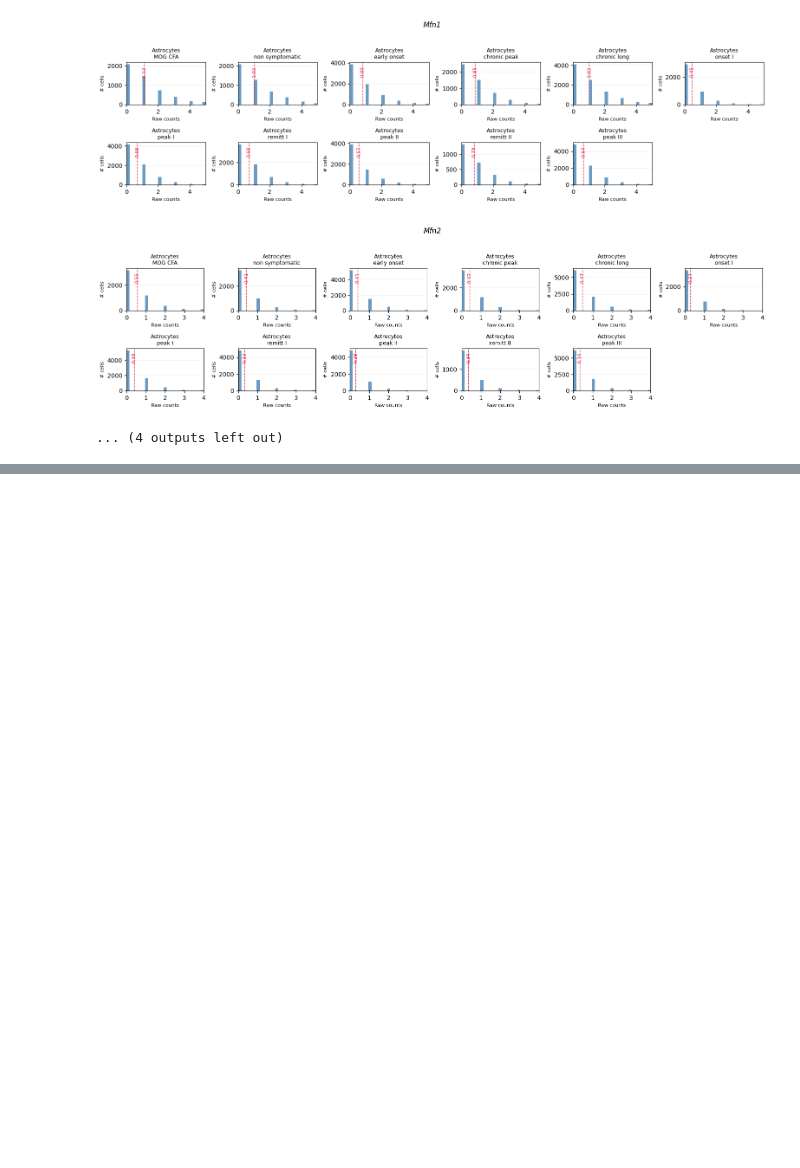
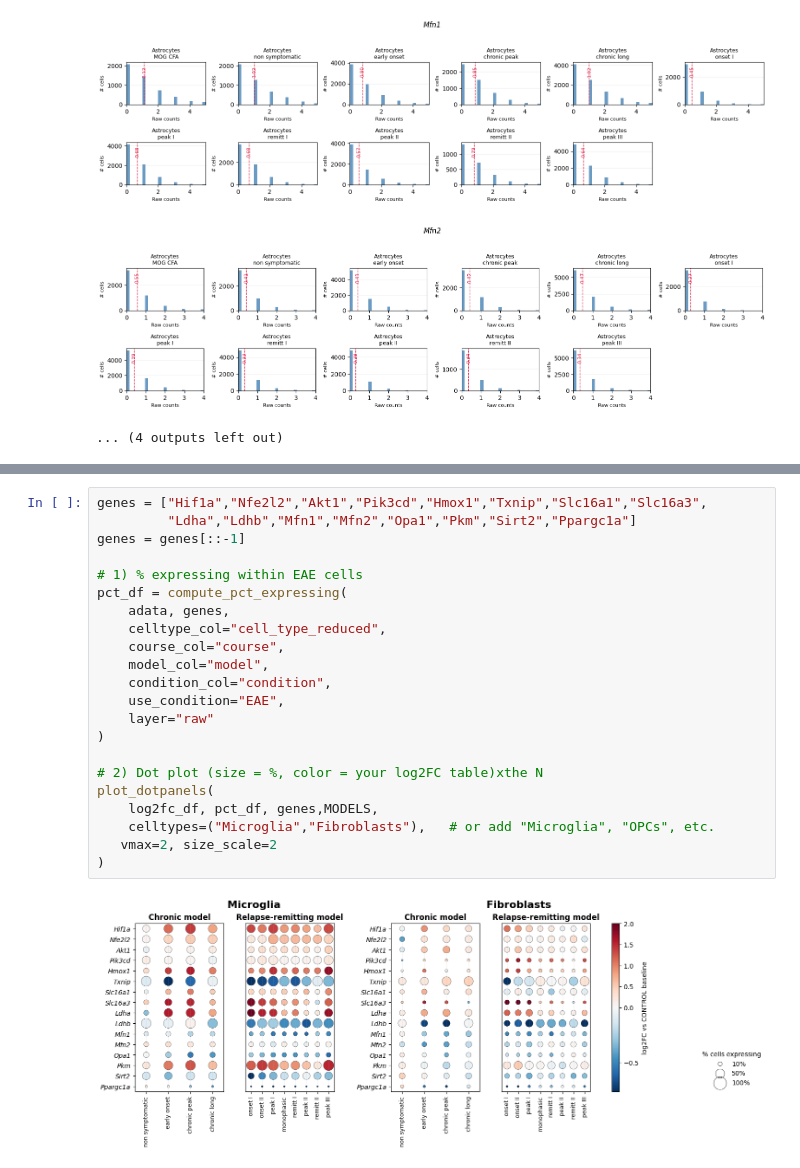
Before and after one commit to christoffermattssonlangseth/MitoMetaoMicS, a Jupyter notebook: notebooks/xenium_eae_data/heatmap_course.ipynb, the cells around one changed output, grey strips where cells are left out. Drawn from its saved outputs; the diff is of its cells as text; blank space fills up the shorter version.

```diff
--- a/notebooks/xenium_eae_data/heatmap_course.ipynb
+++ b/notebooks/xenium_eae_data/heatmap_course.ipynb
@@ -419,0 +618,24 @@ histograms_separate_per_group(
+# %%
+genes = ["Hif1a","Nfe2l2","Akt1","Pik3cd","Hmox1","Txnip","Slc16a1","Slc16a3",
+         "Ldha","Ldhb","Mfn1","Mfn2","Opa1","Pkm","Sirt2","Ppargc1a"]
+genes = genes[::-1]
+
+# 1) % expressing within EAE cells
+pct_df = compute_pct_expressing(
+    adata, genes,
+    celltype_col="cell_type_reduced",
+    course_col="course",
+    model_col="model",
+    condition_col="condition",
+    use_condition="EAE",
+    layer="raw"
+)
+
+# 2) Dot plot (size = %, color = your log2FC table)xthe N
+plot_dotpanels(
+    log2fc_df, pct_df, genes,MODELS,
+    celltypes=("Microglia","Fibroblasts"),   # or add "Microglia", "OPCs", etc.
+   vmax=2, size_scale=2
+)
+# %% [output]
+[figure, added]
```
Also changed, not shown: parts of 6 cells of this notebook, 1 other file.
